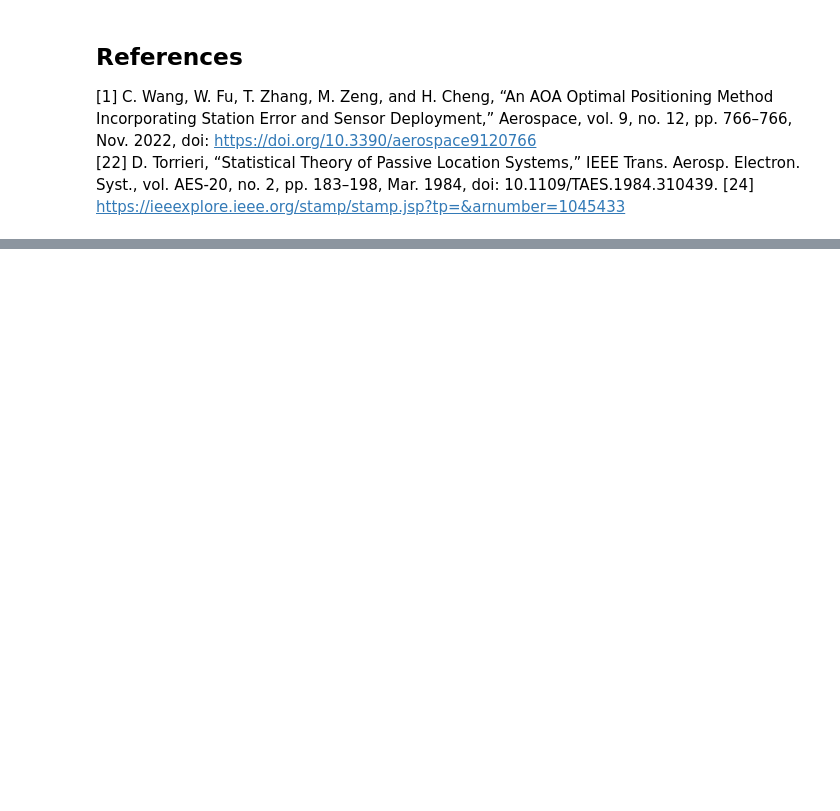
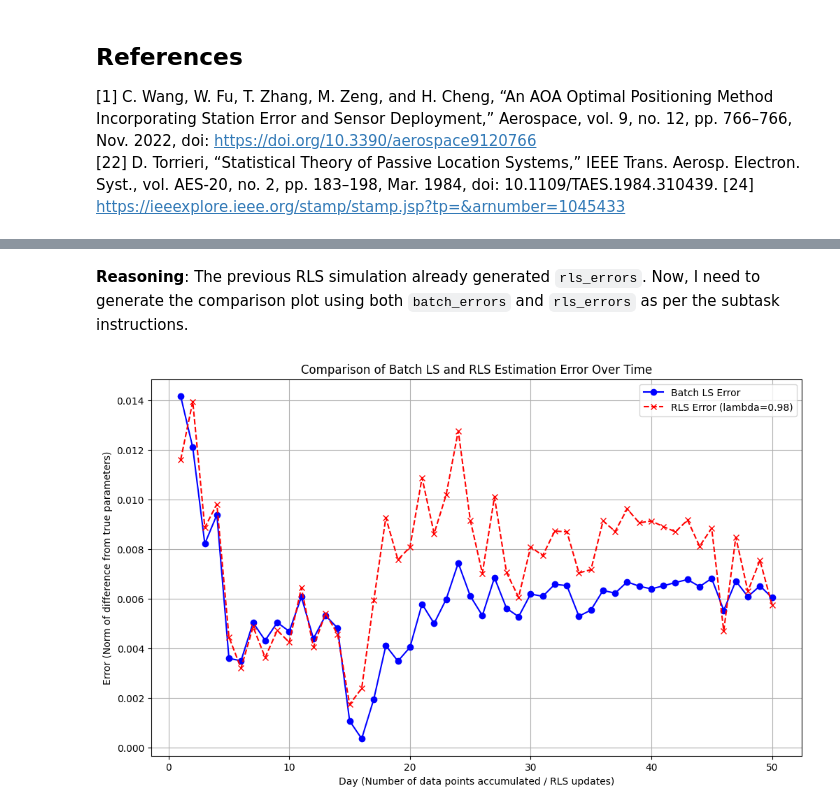
Before and after one commit to ysn9vq-gmu/rqe_tutorials, a Jupyter notebook: ls_rls.ipynb, the cells around one changed output, grey strips where cells are left out. Saved outputs shown, nothing was run; the diff lists cells and outputs as text; code cells hidden in the pictures; blank space fills up the shorter version.

```diff
--- a/ls_rls.ipynb
+++ b/ls_rls.ipynb
@@ -869,0 +1068,23 @@ This tutorial primarily focuses on deriving RLS from LS, but these are just a fe
+# %%
+batch_estimator = BatchedLeastSQ(lambda_=0.98) # Using lambda=0.98 to match RLS for comparison
+
+batch_estimates = []
+batch_errors = []
+
+for day in range(1, num_days_to_simulate + 1):
+    df_current_day = df_all_data[df_all_data['day'] == day]
+    A_current_day, b_current_day, _ = construct_A_b(df_current_day)
+    batch_estimator.update_batch(A_current_day, b_current_day, true_params_vec)
+
+batch_estimates = batch_estimator.get_estimate_history()
+batch_errors = batch_estimator.get_error_history()
+
+print(f"\nFinal Batch LS Estimates after {num_days_to_simulate} days (lambda={batch_estimator.lambda_}):")
+for i, param in enumerate(batch_estimator.param_names):
+    print(f"{param}: {batch_estimates[-1, i]:.4f}")
+
+print("\nTrue Parameters:")
+print(f"T_baseline: {true_params_vec[0,0]:.4f}")
+print(f"W_wind: {true_params_vec[1,0]:.4f}")
+
+print(f"\nFinal Batch LS Estimation Error: {batch_errors[-1]:.4f}")
@@ -869,0 +1116,20 @@ This tutorial primarily focuses on deriving RLS from LS, but these are just a fe
+# %% [markdown]
+**Reasoning**:
+The previous RLS simulation already generated `rls_errors`. Now, I need to generate the comparison plot using both `batch_errors` and `rls_errors` as per the subtask instructions.
+# %%
+import matplotlib.pyplot as plt
+
+# Plotting Batch LS and RLS error convergence together
+plt.figure(figsize=(12, 7))
+
+plt.plot(range(1, num_days_to_simulate + 1), batch_errors, marker='o', linestyle='-', label='Batch LS Error', color='blue')
+plt.plot(range(1, num_days_to_simulate + 1), rls_errors, marker='x', linestyle='--', label=f'RLS Error (lambda={rls_estimator.lambda_})', color='red')
+
+plt.title('Comparison of Batch LS and RLS Estimation Error Over Time')
+plt.xlabel('Day (Number of data points accumulated / RLS updates)')
+plt.ylabel('Error (Norm of difference from true parameters)')
+plt.legend()
+plt.grid(True)
+plt.show()
+# %% [output]
+[figure, added]
```
Also changed, not shown: parts of 45 cells of this notebook.
